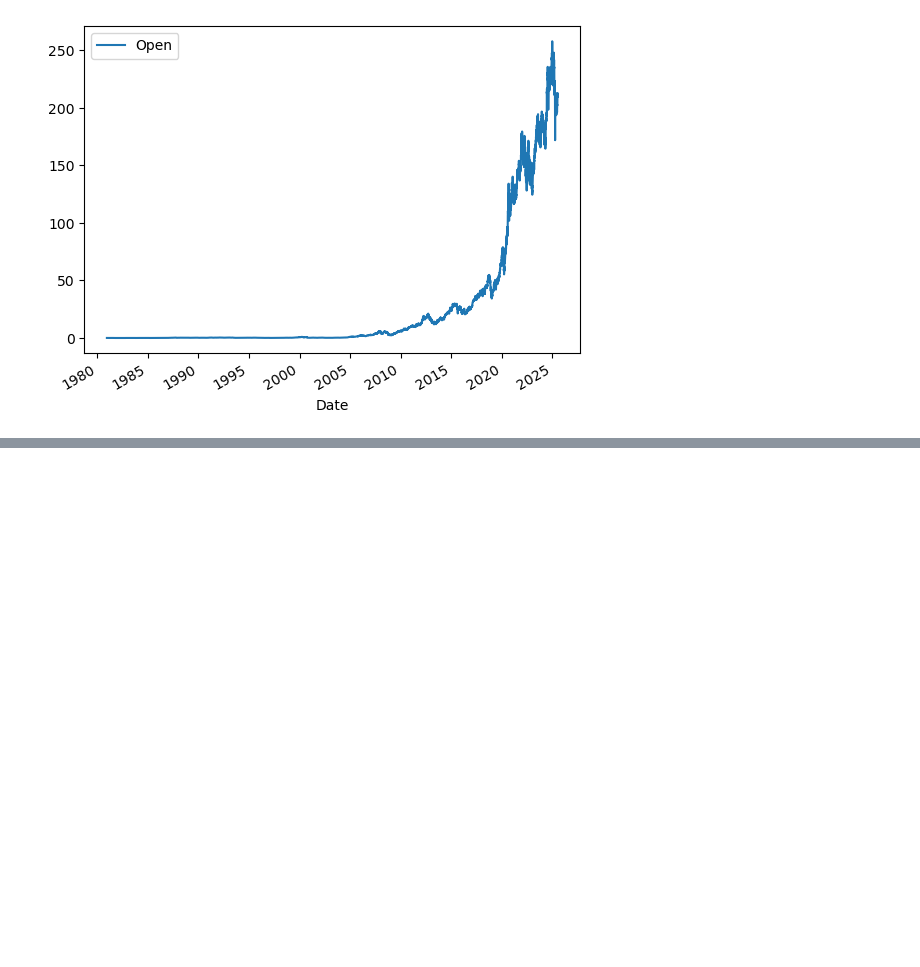
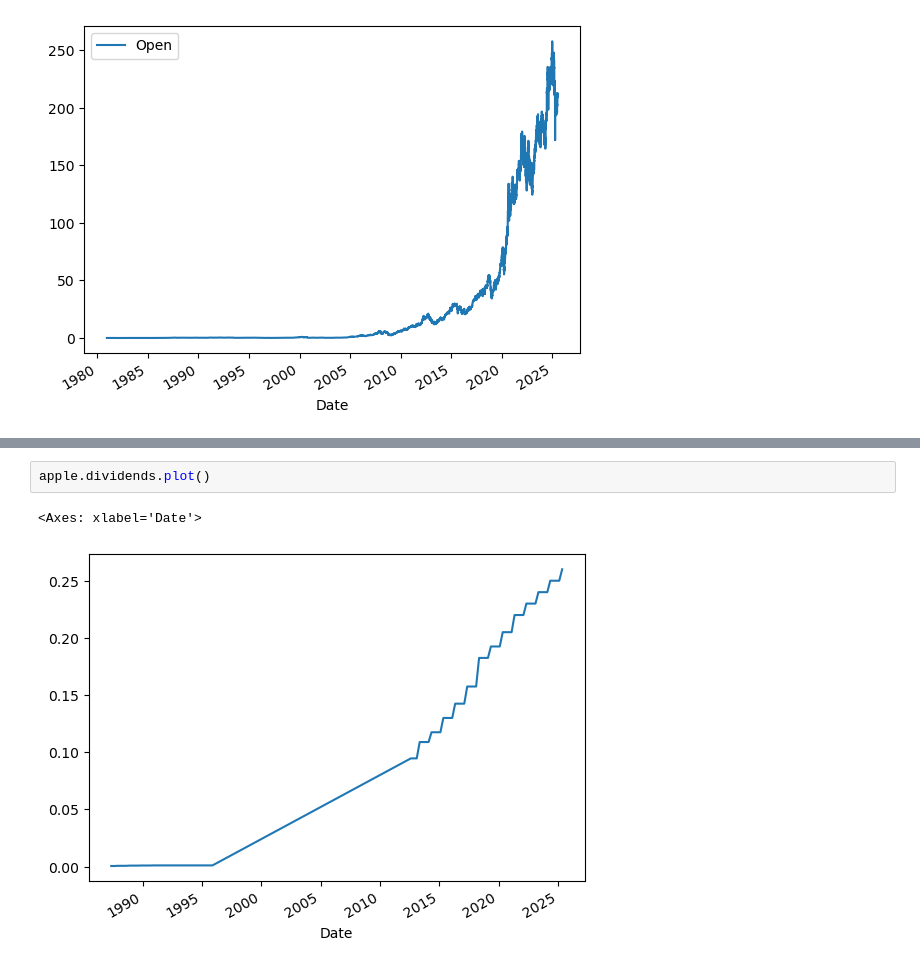
Before and after one commit to Sutathip003/Python-Project-for-Data-Science, a Jupyter notebook: Extracting Stock Data Using a Python Library.ipynb, the cells around one changed output, grey strips where cells are left out. Saved outputs shown, nothing was run; the diff lists cells and outputs as text; blank space fills up the shorter version.

```diff
--- a/Extracting Stock Data Using a Python Library.ipynb
+++ b/Extracting Stock Data Using a Python Library.ipynb
@@ -112,0 +131,5 @@ apple_share_price_data.plot(x="Date", y="Open")
+# %%
+apple.dividends.plot()
+# %% [output]
+<Axes: xlabel='Date'>
+[figure, added]
```
Also changed, not shown: parts of 6 cells of this notebook, 1 other file.
